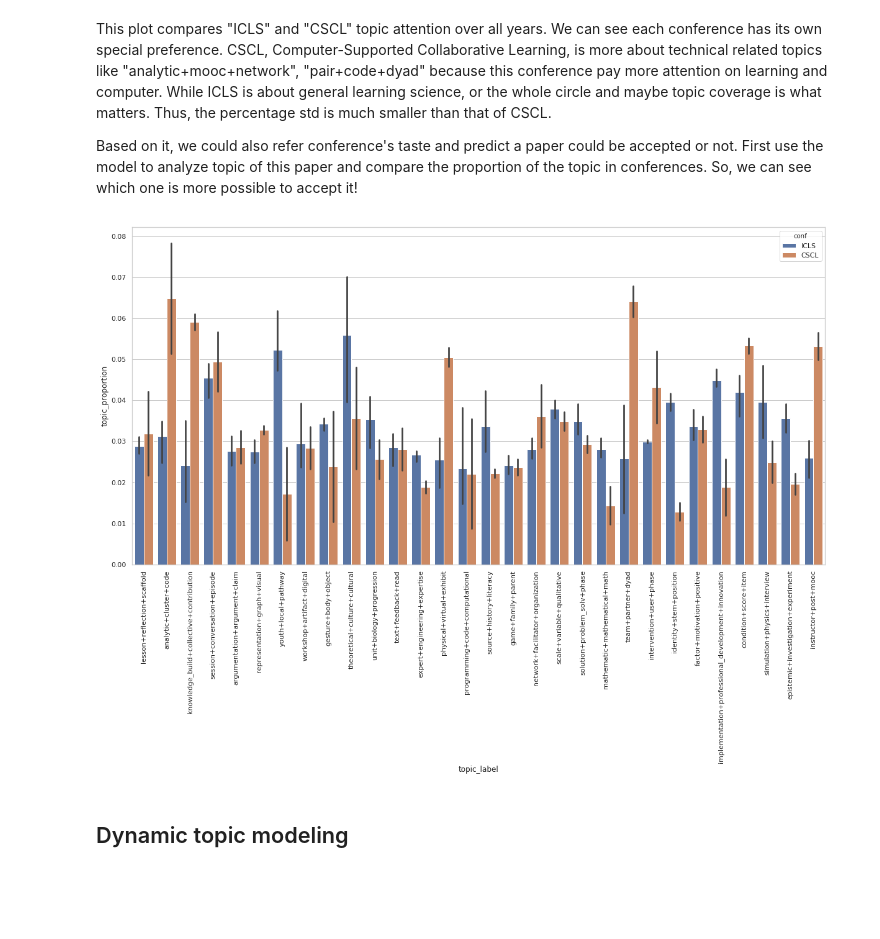
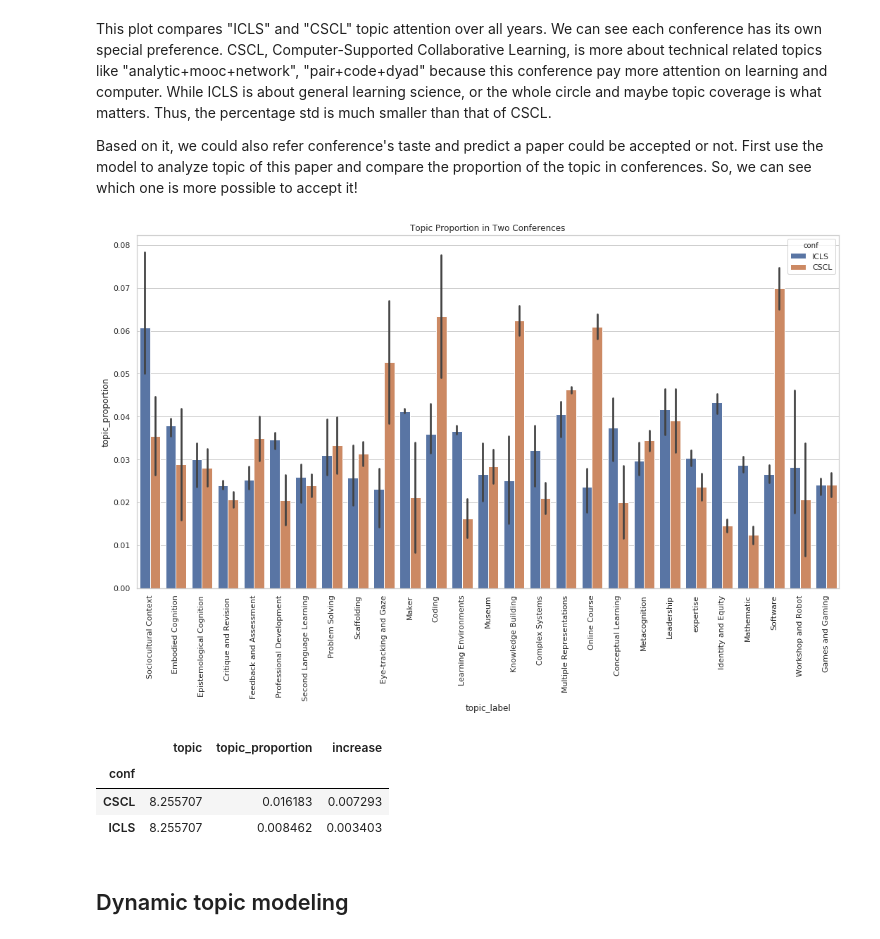
Before and after one commit to sting1000/semester-project, a Jupyter notebook: Topic Modeling.ipynb, the cells around one changed output. Drawn from its saved outputs; the diff is of its cells as text; code cells hidden in the pictures; blank space fills up the shorter version.

```diff
--- a/Topic Modeling.ipynb
+++ b/Topic Modeling.ipynb
@@ -543,4 +545,5 @@ model = gensim.models.wrappers.LdaMallet.load('model.ldamodel')
 # %%
+model = gensim.models.wrappers.LdaMallet.load('model.ldamodel2')
 
 # Select the model and print the topics
 optimal_model = model#model_list[int((topic_num.value - start.value)/step.value)]
@@ -615,3 +639,13 @@ df_topic_label.columns = ['topic_label']
 print("****Run this cell to generate topic label dataframe****")
 # %% [output]
 ****Run this cell to generate topic label dataframe****
+# %%
+manul_label = pd.DataFrame([(0, 'Sociocultural Context'),(1, 'Unknown0'),(2, 'Unknown1'),(3, 'Embodied Cognition'),(4, 'Epistemological Cognition'),
+              (5, 'Unknown2'),(6, 'Critique and Revision '),(7, 'Feedback'),(8, 'Professional Development'),(9, 'Language Learning'),
+              (10, 'Problem Solving'),(11, 'Scaffolding'),(12, 'Eye-tracking and Gaze'),(13, 'Maker'),(14, 'Coding'),
+              (15, 'Learning Environments'),(16, 'Museum'),(17, 'Knowledge Building'),(18, 'Complex Systems'),(19, 'Unknown3'),
+              (20, 'Online Course'),(21, 'Conceptual Learning'),(22, 'Metacognition'),(23, 'Leadership'),(24, 'Expertise'),
+              (25, 'Identity and Equity'),(26, 'Mathematic'),(27, 'Software'),(28, 'Workshop and Robot'),(29, 'Games and Gaming'),])
+manul_label.columns = ['topic_num', 'topic_label']
+df_topic_label.topic_label = manul_label.topic_label
+df_topic_label
@@ -617,0 +670,4 @@ print("****Run this cell to generate topic label dataframe****")
+# %%
+t = pd.concat([df_topic_label,df_topic_word], axis=1)
+t = t[~t.topic_label.str.contains("Unknow")]
+t
@@ -775,4 +850,5 @@ count_df.columns = ['topic', 'topic_proportion','year','conf', 'increase', 'topi
 count_df =count_df.reset_index()
 count_df = count_df.drop('index',axis=1)
 count_df['year'] = count_df['year'].astype(str)
-# count_df.head()
+count_df=count_df[~count_df.topic_label.str.contains("Unknown")]
+count_df.head()
@@ -891,21 +975,29 @@ Based on it, we could also refer conference's taste and predict a paper could be
 # %%
 #topic proportion comparison between two conf overall
 
 fig,ax = plt.subplots()
-fig.set_size_inches(20, 10)
+fig.set_size_inches(15, 10)
 
 g =sns.catplot(x="topic_label", y="topic_proportion",hue='conf',
                 data=count_df, kind="bar",
                 height=4, aspect=.5,ax = ax
               )
 
 # g.set_xticklabels(df_topic_label.topic_label,rotation=90)
 plt.close(2)
 plt.xticks(rotation=90)
-plt.show()
-g.get_figure().save_fig
+plt.title("Topic Proportion in Two Conferences")
+plt.tight_layout()
+plt.savefig("./figure_su/Topic_Proportion_conf.png", dpi=300)
 # %% [output]
-[figure, old version]
+[figure, new version]
+# %%
+count_df.groupby(['conf','topic_label']).mean().reset_index().groupby('conf').std()
+# %% [output]
+|  | topic | topic_proportion | increase |
+| conf |  |  |  |
+| CSCL | 8.255707 | 0.016183 | 0.007293 |
+| ICLS | 8.255707 | 0.008462 | 0.003403 |
 # %% [markdown]
 ## Dynamic topic modeling
 # %% [markdown]
```
Also changed, not shown: parts of 30 cells of this notebook, 31 other files.
